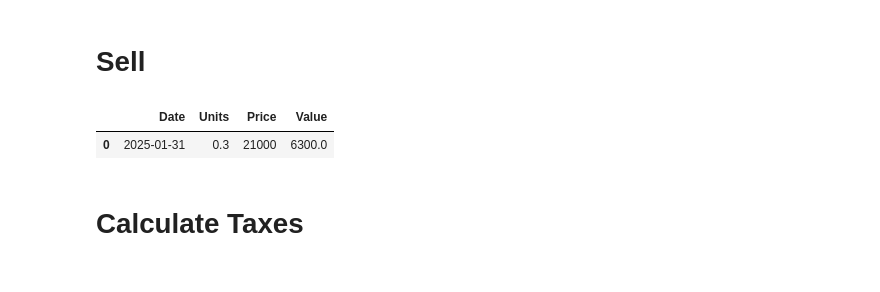
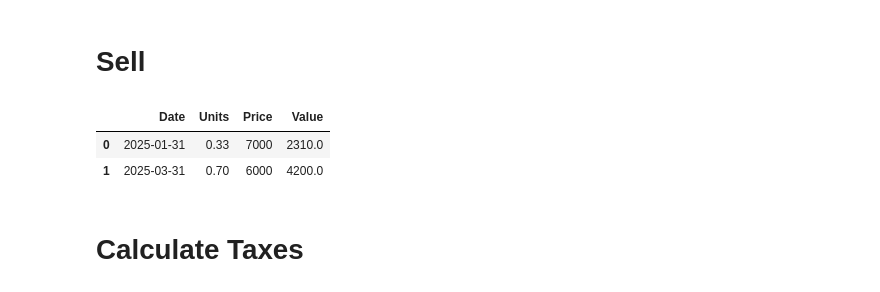
Before and after one commit to FedericoGentile/capital-gains-tax-calculator, a Jupyter notebook: tax_calculator_simulator.ipynb, the cells around one changed output. Drawn from its saved outputs; the diff is of its cells as text; code cells hidden in the pictures.

```diff
--- a/tax_calculator_simulator.ipynb
+++ b/tax_calculator_simulator.ipynb
@@ -180,15 +182,16 @@ df_purchase
 # %%
 #df_sales_orig = pd.DataFrame({'Date':[datetime(2024,10,16), datetime(2024,10,17)],
 #                         'Units': [100, 52],
 #                         "Price": [120, 100]})
-df_sales_orig = pd.DataFrame({'Date':[datetime(2025,1,31)],
-                              'Units': [0.3],
-                              "Price": [21000]})
+df_sales_orig = pd.DataFrame({'Date':[datetime(2025,1,31), datetime(2025,3,31)],
+                              'Units': [0.33, 0.7],
+                              "Price": [7000, 6000]})
 df_sales_orig['Value'] = df_sales_orig['Units']*df_sales_orig['Price']
 df_sales_orig
 # %% [output]
 |  | Date | Units | Price | Value |
-| 0 | 2025-01-31 | 0.3 | 21000 | 6300.0 |
+| 0 | 2025-01-31 | 0.33 | 7000 | 2310.0 |
+| 1 | 2025-03-31 | 0.70 | 6000 | 4200.0 |
 # %% [markdown]
 # Calculate Taxes
 # %%
```
Also changed, not shown: parts of 7 cells of this notebook.
